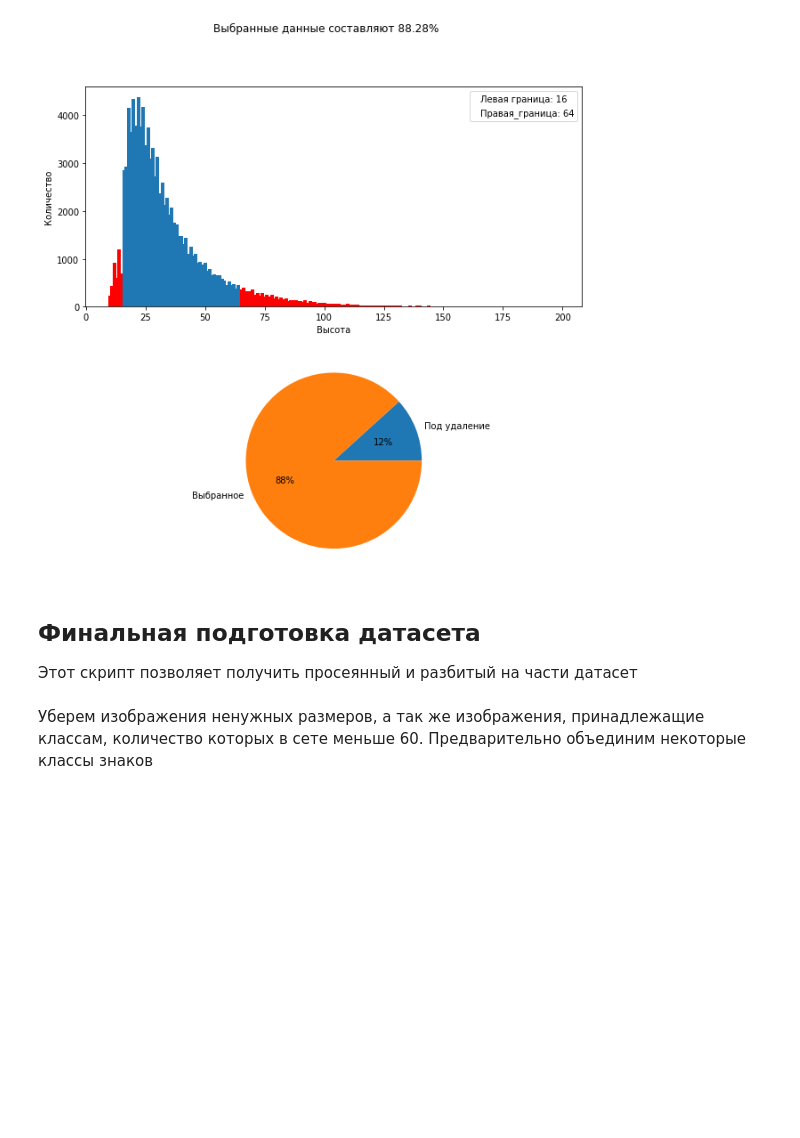
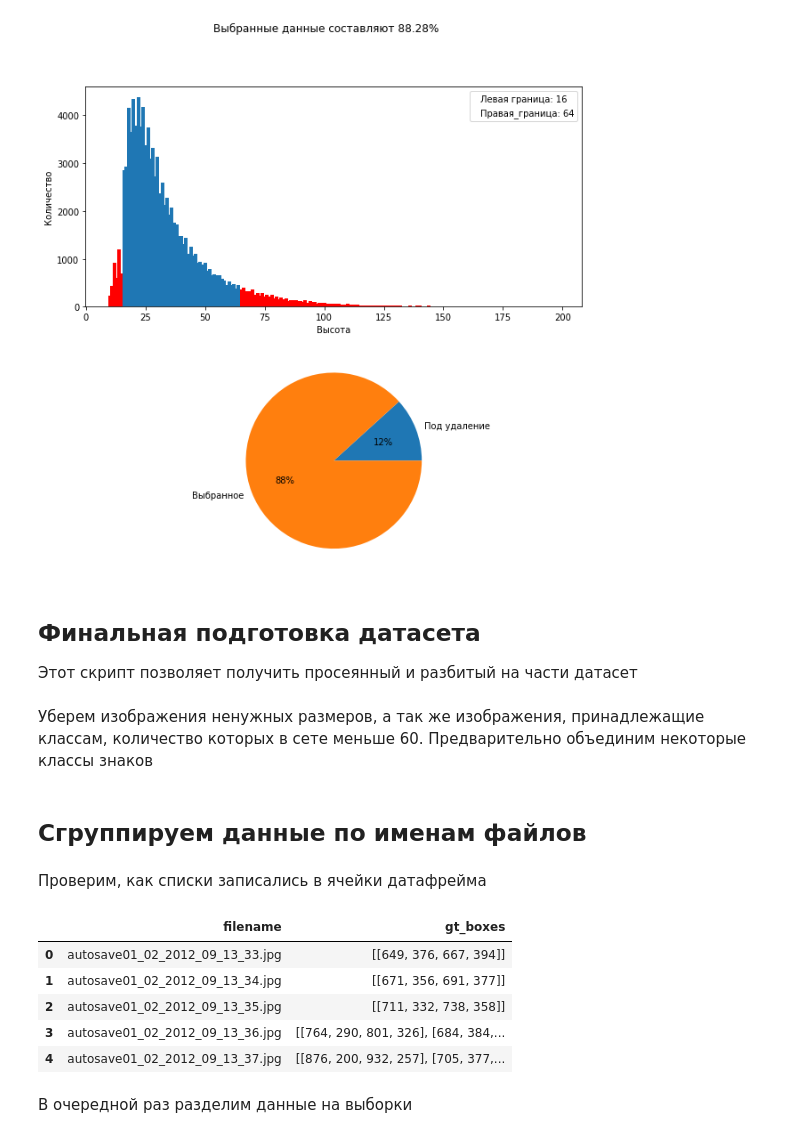
Before and after one commit to bmstu-iu8-g1-2019-project/road-signs-recognition, a Jupyter notebook: dataset.ipynb, the cells around one changed output. Cells and saved outputs as stored; diff of their text form; code cells hidden in the pictures; blank space fills up the shorter version.

```diff
--- a/dataset.ipynb
+++ b/dataset.ipynb
@@ -659,3 +659,5 @@ for i, row in dataset.iterrows():
 
 dataset.drop(del_indices, inplace=True)
 dataset.to_csv('processed.csv', index=False)
+# %% [markdown]
+## Сгруппируем данные по именам файлов
@@ -661,0 +685,14 @@ dataset.to_csv('processed.csv', index=False)
+# %% [markdown]
+Проверим, как списки записались в ячейки датафрейма
+# %%
+df = pd.read_json('dataset/dataset.json')
+df.head()
+# %% [output]
+|  | filename | gt_boxes |
+| 0 | autosave01_02_2012_09_13_33.jpg | [[649, 376, 667, 394]] |
+| 1 | autosave01_02_2012_09_13_34.jpg | [[671, 356, 691, 377]] |
+| 2 | autosave01_02_2012_09_13_35.jpg | [[711, 332, 738, 358]] |
+| 3 | autosave01_02_2012_09_13_36.jpg | [[764, 290, 801, 326], [684, 384,... |
+| 4 | autosave01_02_2012_09_13_37.jpg | [[876, 200, 932, 257], [705, 377,... |
+# %% [markdown]
+В очередной раз разделим данные на выборки
```
Also changed, not shown: parts of 4 cells of this notebook, 3 other files.
